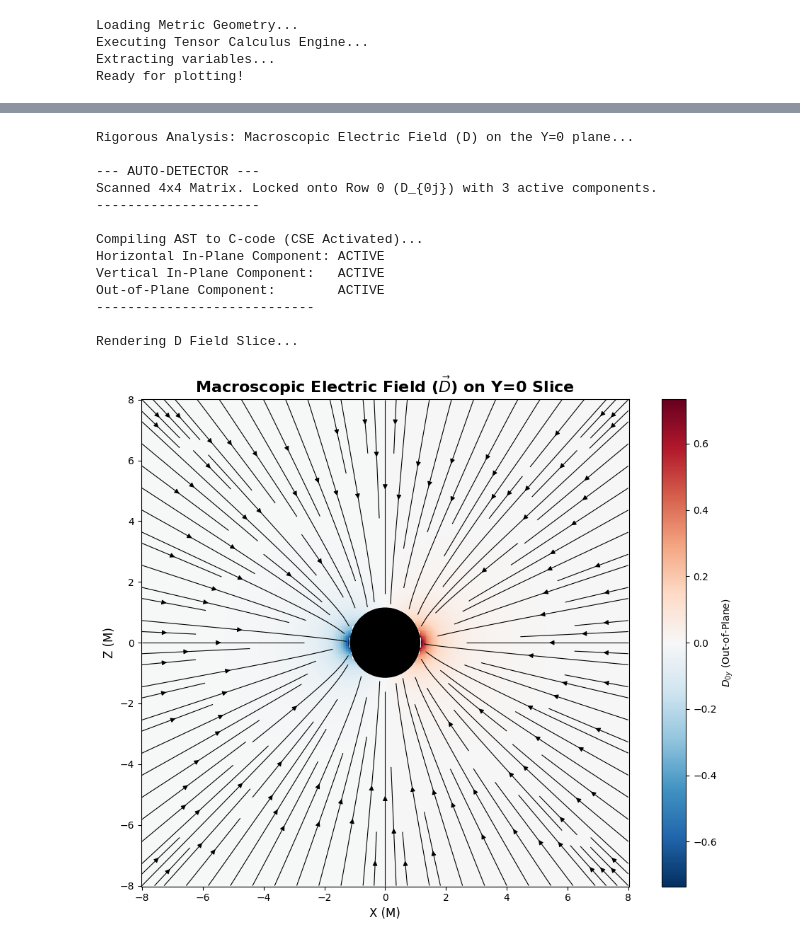
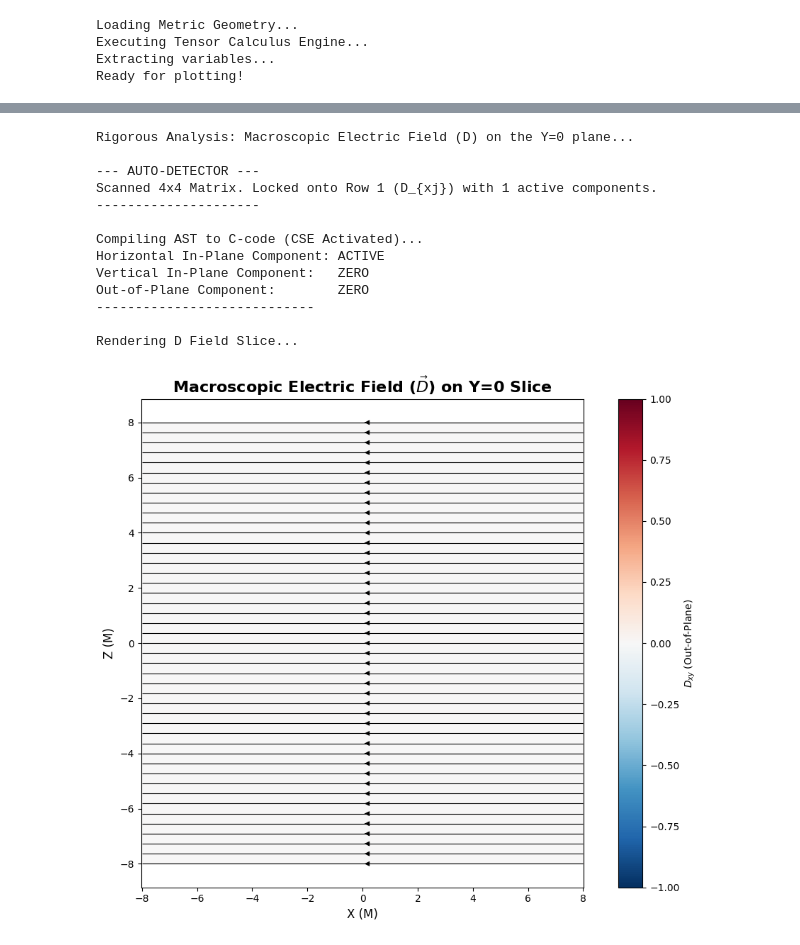
Before and after one commit to 1Aadi0/bbh-gem, a Jupyter notebook: notebooks/modular.ipynb, the cells around one changed output, grey strips where cells are left out. Drawn from its saved outputs; the diff is of its cells as text; code cells hidden in the pictures.

```diff
--- a/notebooks/modular.ipynb
+++ b/notebooks/modular.ipynb
@@ -2,6 +2,7 @@
 import sys
 import numpy as np
 import matplotlib.pyplot as plt
+from matplotlib.patches import Ellipse
 from sympy import lambdify
 import sympy as sp
 
@@ -12,13 +13,13 @@ sys.path.append("/Users/adarshmac/simulations/bbh_run1/ANALYTICAL_CODES/SRC")
 from Testsymbolicengine import (
     calculate_automated_fields, get_schwarzschild_spherical, get_schwarzschild_isotropic,
     get_reissner_nordstrom_spherical, get_reissner_nordstrom_isotropic,
-    get_flrw_cartesian, get_bardeen_spherical, get_kerr_boyer_lindquist,
+    get_flrw_cartesian, get_bardeen_spherical,get_bardeen_cartesian, get_kerr_boyer_lindquist,
     get_kerr_quasi_isotropic_spherical, get_kerr_schild_cartesian
 )
 
 # 3. Load the geometry
 print("Loading Metric Geometry...")
-metric_data = get_kerr_schild_cartesian() # Load Kerr-Schild!
+metric_data = get_flrw_cartesian() # Load Kerr-Schild!
 
 # 4. Execute the engine
 print("Executing Tensor Calculus Engine...")
@@ -465,12 +587,12 @@ def plot_magnetic_field_spherical(B_hat, r_sym, theta_sym, param_dict, horizon_r
 # MODULE 2: GRAVITO-MAGNETIC FIELD ANALYSIS
 # ==========================================
 
-SLICE_PLANE = 'Z' # Slice the Cartesian geometry (X, Y, or Z)
+SLICE_PLANE = 'Y' # Slice the Cartesian geometry (X, Y, or Z)
 
 # 1. Define physics parameters
 m_val = 1.0
 q_val = 0.8
-a_val = 0.99   # Kerr Spin parameter (Crucial for B-field generation!)
+a_val = 0.99999999   # Kerr Spin parameter (Crucial for B-field generation!)
 qm_val = 0.8
 
 param_dict = {}
@@ -739,7 +917,7 @@ SLICE_PLANE = 'Y' # Slice the Cartesian geometry (X, Y, or Z)
 
 m_val = 1.0
 q_val = 0.8
-a_val = 0.99
+a_val = 0.99999999
 qm_val = 0.8
 
 param_dict = {}
@@ -750,37 +928,37 @@ if Qm is not None: param_dict[Qm] = qm_val
 if syms.get('a_t') is not None:
     param_dict[syms['a_t']] = 1.0
     param_dict[sp.diff(syms['a_t'], syms['t'])] = 0.5
 
 if x is not None:
     if a is not None: horizon_r = m_val + np.sqrt(m_val**2 - a_val**2)
     elif Q is not None: horizon_r = 0.5 * np.sqrt(m_val**2 - q_val**2)
     elif M is None: horizon_r = None
     else: horizon_r = m_val / 2.0
 
     plot_D_field_cartesian(D_hat, SLICE_PLANE, x, y, z, param_dict, horizon_radius=horizon_r)
 
 else:
     if a is not None: horizon_r = m_val + np.sqrt(m_val**2 - a_val**2)
     elif Q is not None: horizon_r = m_val + np.sqrt(m_val**2 - q_val**2)
     elif Qm is not None: horizon_r = 1.62 * m_val
     else: horizon_r = 2.0 * m_val
 
     plot_D_field_spherical(D_hat, r, theta, param_dict, horizon_radius=horizon_r)
 # %% [output]
 Rigorous Analysis: Macroscopic Electric Field (D) on the Y=0 plane...
 
 --- AUTO-DETECTOR ---
-Scanned 4x4 Matrix. Locked onto Row 0 (D_{0j}) with 3 active components.
+Scanned 4x4 Matrix. Locked onto Row 1 (D_{xj}) with 1 active components.
 ---------------------
 
 Compiling AST to C-code (CSE Activated)...
 Horizontal In-Plane Component: ACTIVE
-Vertical In-Plane Component:   ACTIVE
-Out-of-Plane Component:        ACTIVE
+Vertical In-Plane Component:   ZERO
+Out-of-Plane Component:        ZERO
 ----------------------------
 
 Rendering D Field Slice...
-[figure, old version]
+[figure, new version]
 # %%
 def plot_H_field_cartesian(H_hat, slice_axis, x_sym, y_sym, z_sym, param_dict, horizon_radius):
     print(f"Rigorous Analysis: Macroscopic Magnetic Field (H) on the {slice_axis}=0 plane...")
```
Also changed, not shown: parts of 19 cells of this notebook.
